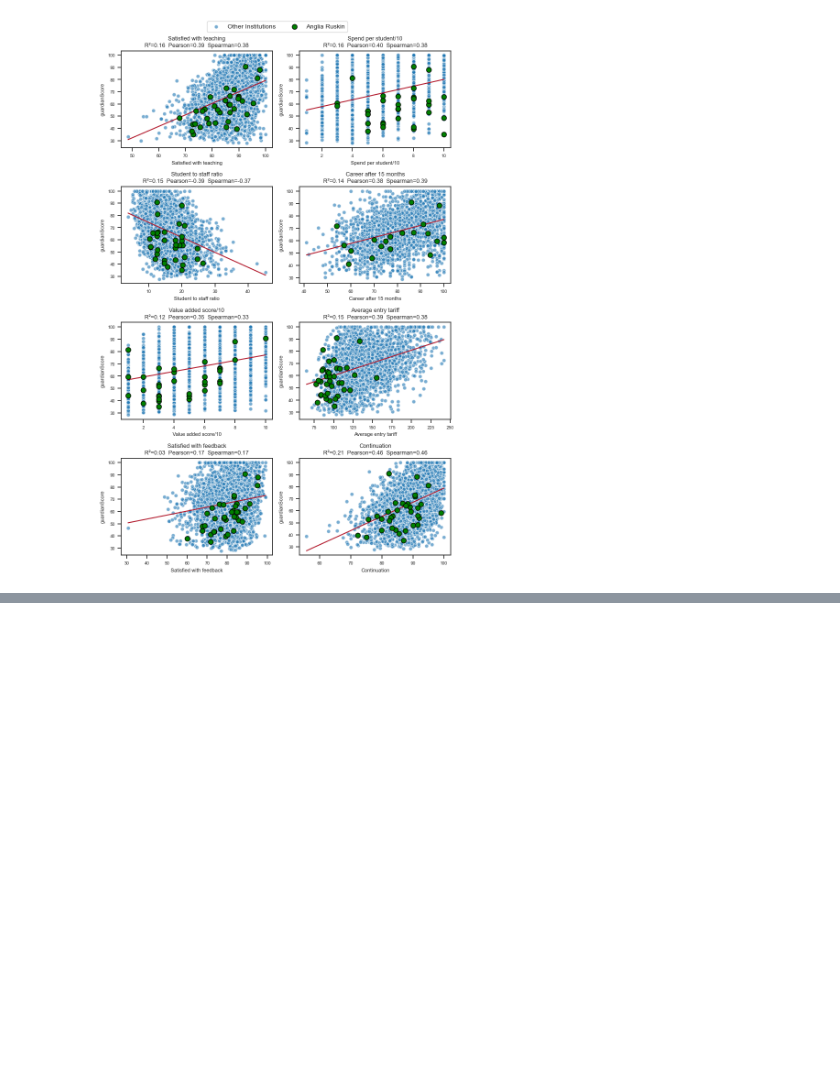
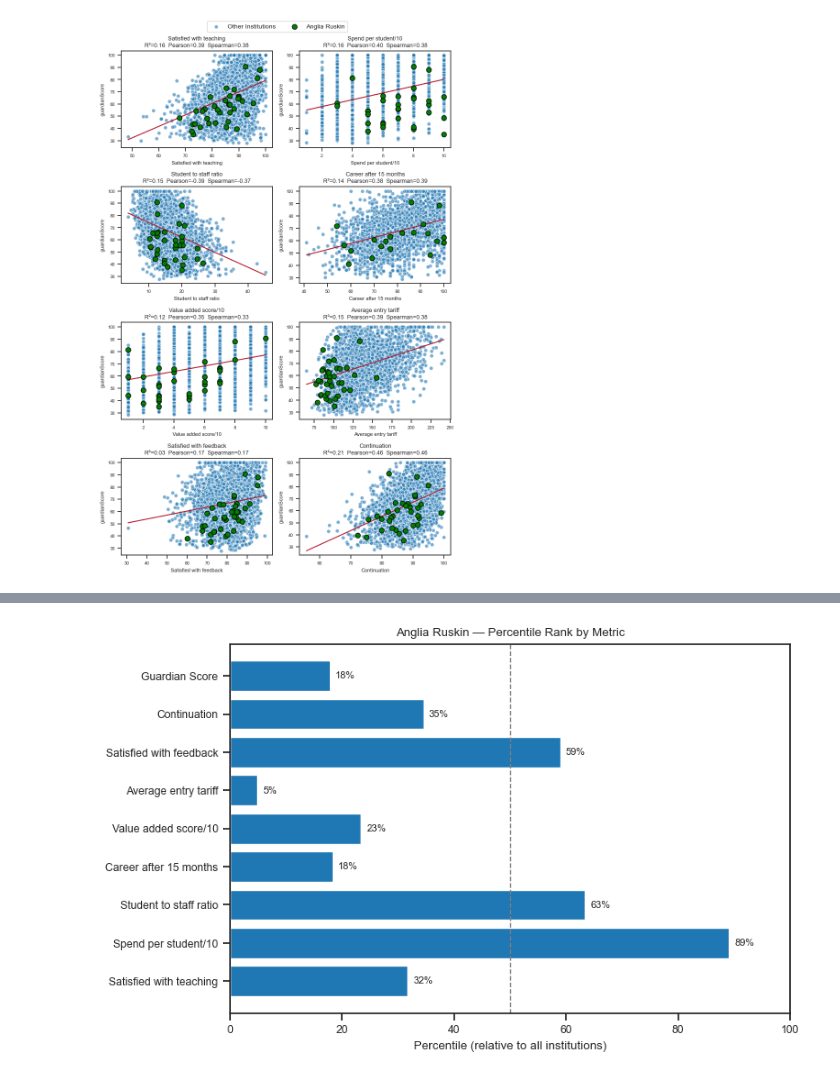
Before and after one commit to mjduarterosa/guardian-univ-ranking, a Jupyter notebook: explore_ranking.ipynb, the cells around one changed output, grey strips where cells are left out. Saved outputs shown, nothing was run; the diff lists cells and outputs as text; code cells hidden in the pictures; blank space fills up the shorter version.

```diff
--- a/explore_ranking.ipynb
+++ b/explore_ranking.ipynb
@@ -153,6 +147,8 @@ plt.show()
 # %% [output]
 [figure]
 # %%
+import mplcursors
+
 # ---------------------------------------------------------------
 # Load data
 # ---------------------------------------------------------------
@@ -203,12 +199,22 @@ for ax, col, label in zip(axes.flat, metrics, metrics_labels):
     rest, hl = combined[~is_highlight], combined[is_highlight]
 
     # Scatter: rest colored by source dataframe
-    ax.scatter(rest[col], rest[TARGET], alpha=0.6, edgecolor="white", s=35,
+    sc_rest = ax.scatter(rest[col], rest[TARGET], alpha=0.6, edgecolor="white", s=35,
                color="tab:blue", label="Other Institutions")
 
     # Highlighted institution always in green, on top
-    ax.scatter(hl[col], hl[TARGET], color="green", edgecolor="black",
+    sc_hl = ax.scatter(hl[col], hl[TARGET], color="green", edgecolor="black",
                s=60, zorder=5, label=HIGHLIGHT)
+
+    cursor_hl = mplcursors.cursor(sc_hl, hover=True)
+
+    def make_hl_annot(sel, hl=hl, col=col):
+        row = hl.iloc[sel.index]
+        sel.annotation.set_text(
+            f"{HIGHLIGHT}\nSubject: {row['source']}\n{col}: {row[col]:.2f}\n{TARGET}: {row[TARGET]:.2f}"
+    )
+
+    cursor_hl.connect("add", make_hl_annot)
 
     # Regression line fit to ALL combined data
     xs = np.linspace(x.min(), x.max(), 100)
@@ -233,0 +289,33 @@ plt.show()
+# %%
+import pandas as pd
+import numpy as np
+from scipy import stats
+import matplotlib.pyplot as plt
+
+TARGET = "guardianScore"
+HIGHLIGHT = "Anglia Ruskin"
+
+cols = df.columns[7:].to_list() + [TARGET]
+labels = metrics_labels + ["Guardian Score"]
+
+percentiles = []
+for col in cols:
+    vals = pd.to_numeric(df[col], errors="coerce")
+    aru_val = pd.to_numeric(df.loc[df["name"] == HIGHLIGHT, col], errors="coerce").values[0]
+    pct = stats.percentileofscore(vals.dropna(), aru_val)
+    percentiles.append(pct)
+
+fig, ax = plt.subplots(figsize=(8, 5))
+bars = ax.barh(labels, percentiles, color="tab:blue")
+ax.axvline(50, color="gray", linestyle="--", linewidth=1)  # median reference line
+ax.set_xlabel("Percentile (relative to all institutions)")
+ax.set_xlim(0, 100)
+ax.set_title(f"{HIGHLIGHT} — Percentile Rank by Metric")
+
+for bar, pct in zip(bars, percentiles):
+    ax.text(pct + 1, bar.get_y() + bar.get_height()/2, f"{pct:.0f}%", va="center", fontsize=8)
+
+plt.tight_layout()
+plt.show()
+# %% [output]
+[figure, added]
```
Also changed, not shown: parts of 5 cells of this notebook.
